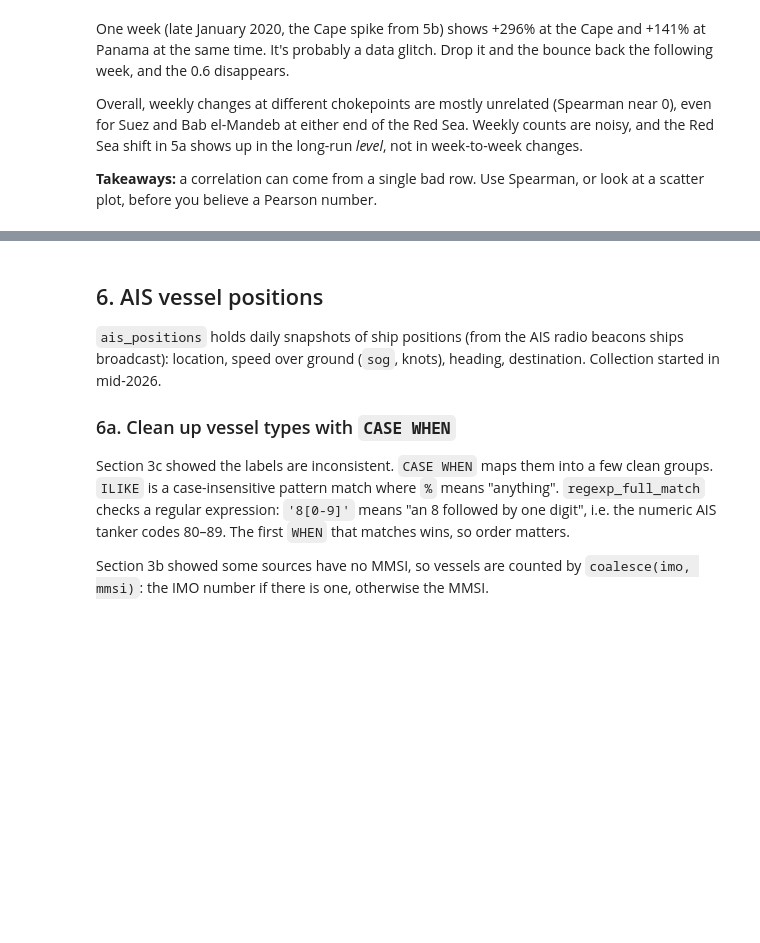
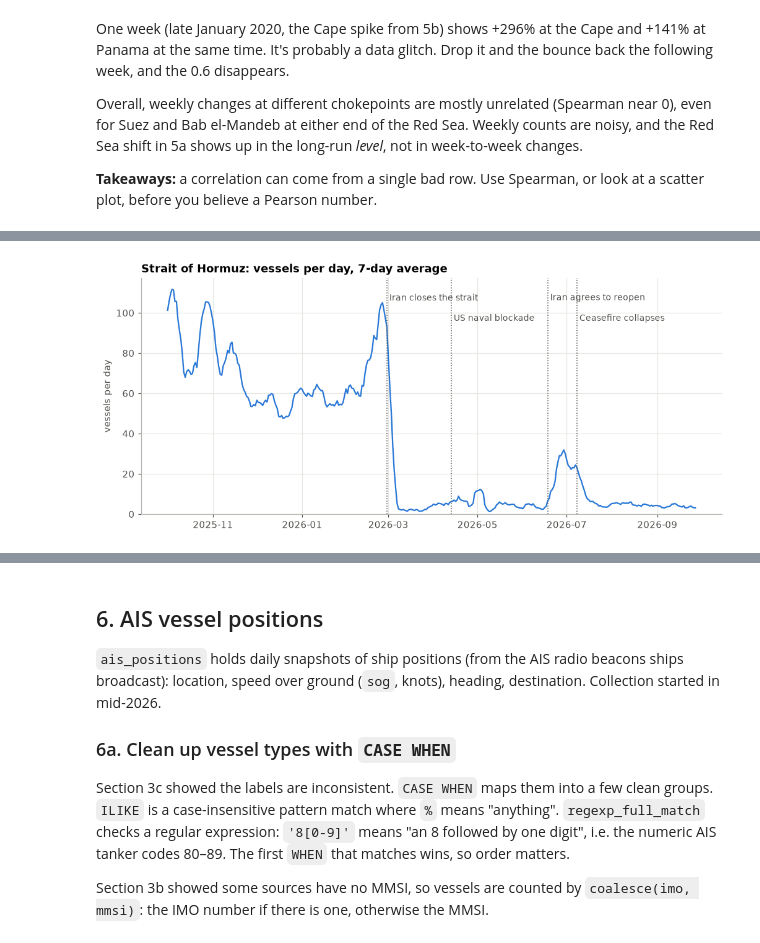
Before and after one commit to Zanderl1987/ShippingDataPipeline, a Jupyter notebook: notebooks/shipping_eda.ipynb, the cells around one changed output, grey strips where cells are left out. Cells and saved outputs as stored; diff of their text form; code cells hidden in the pictures; blank space fills up the shorter version.

```diff
--- a/notebooks/shipping_eda.ipynb
+++ b/notebooks/shipping_eda.ipynb
@@ -844,0 +936,30 @@ you believe a Pearson number.
+# %%
+hz = sql('''
+    SELECT transit_date, n_total_7d
+    FROM chokepoint_daily
+    WHERE chokepoint_name = 'Strait of Hormuz' AND transit_date >= DATE '2025-10-01'
+    ORDER BY transit_date
+''')
+hz["transit_date"] = pd.to_datetime(hz["transit_date"])
+
+EVENTS = {  # date: label (sources in the text below)
+    "2026-02-28": "Iran closes the strait",
+    "2026-04-13": "US naval blockade",
+    "2026-06-18": "Iran agrees to reopen",
+    "2026-07-08": "Ceasefire collapses",
+}
+
+fig, ax = plt.subplots()
+ax.plot(hz["transit_date"], hz["n_total_7d"], color=BLUE)
+top = hz["n_total_7d"].max()
+for i, (day, label) in enumerate(EVENTS.items()):
+    d = pd.Timestamp(day)
+    ax.axvline(d, color=MUTED, linestyle=":", linewidth=1)
+    # Stagger label heights so neighbouring labels don't overlap
+    ax.text(d, top * (0.98 - 0.09 * (i % 2)), f" {label}", color=MUTED, fontsize=9, va="top")
+ax.set_ylim(0, top * 1.05)
+ax.set_title("Strait of Hormuz: vessels per day, 7-day average")
+ax.set_ylabel("vessels per day")
+plt.show()
+# %% [output]
+[figure, added]
```
Also changed, not shown: parts of 26 cells of this notebook.
